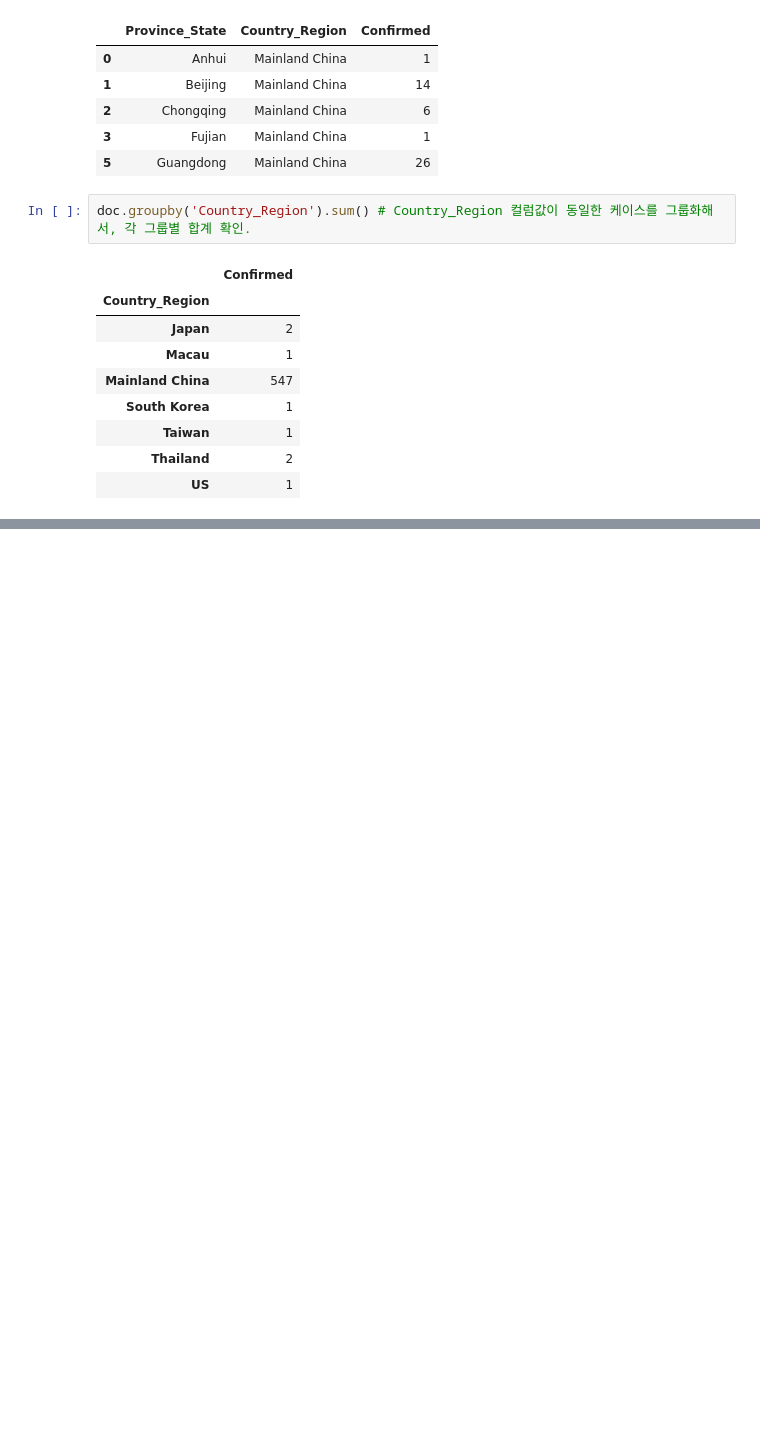
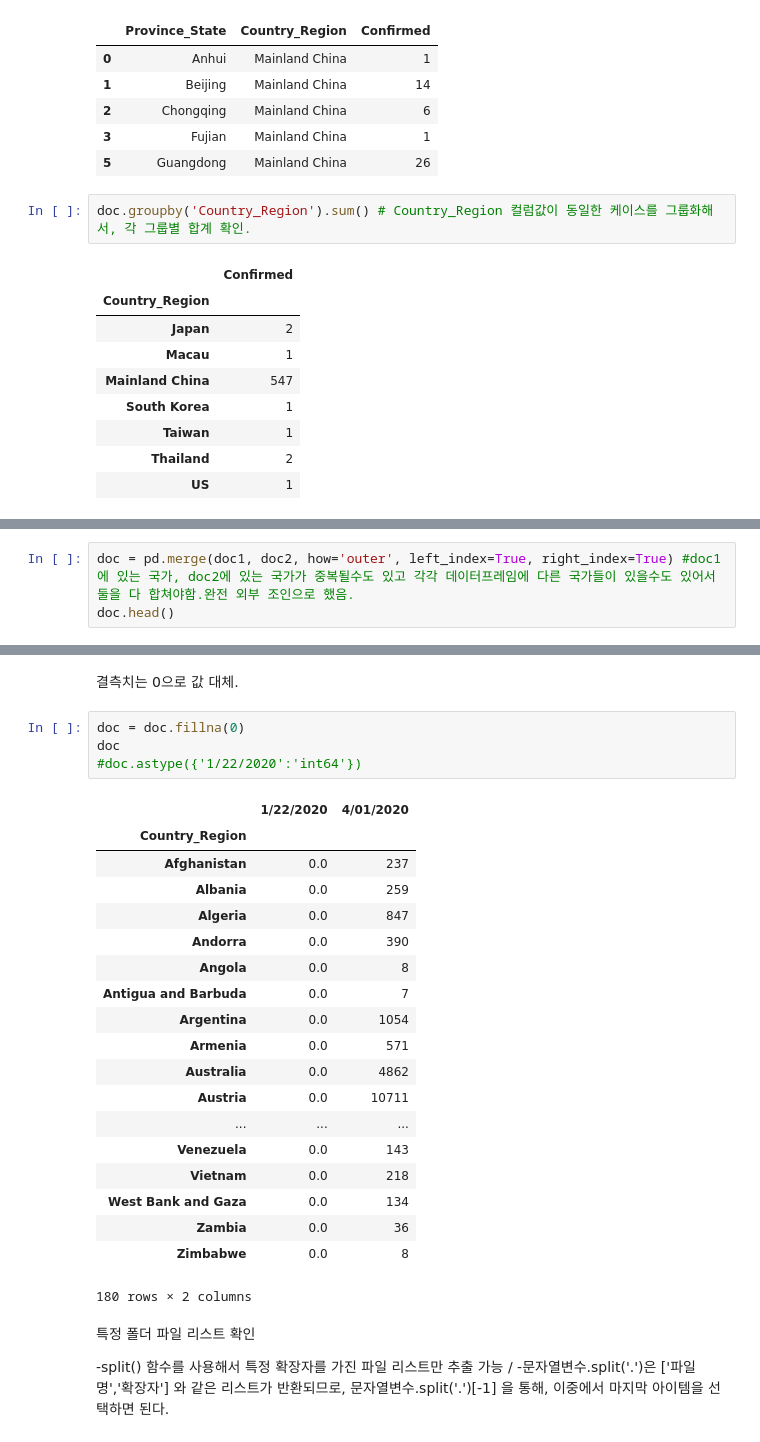
Before and after one commit to joyy-frontend/COVID19-Python-Project, a Jupyter notebook: Pandas_real_data_processing.ipynb, the cells around one changed output, grey strips where cells are left out. Cells and saved outputs as stored; diff of their text form; blank space fills up the shorter version.

```diff
--- a/Pandas_real_data_processing.ipynb
+++ b/Pandas_real_data_processing.ipynb
@@ -254,0 +316,3 @@ doc.groupby('Country_Region').sum() # Country_Region 컬럼값이 동일한 케
+# %%
+doc = pd.merge(doc1, doc2, how='outer', left_index=True, right_index=True) #doc1에 있는 국가, doc2에 있는 국가가 중복될수도 있고 각각 데이터프레임에 다른 국가들이 있을수도 있어서 둘을 다 합쳐야함.완전 외부 조인으로 했음.
+doc.head()
@@ -254,0 +327,31 @@ doc.groupby('Country_Region').sum() # Country_Region 컬럼값이 동일한 케
+# %% [markdown]
+결측치는 0으로 값 대체.
+# %%
+doc = doc.fillna(0)
+doc
+#doc.astype({'1/22/2020':'int64'})
+# %% [output]
+|  | 1/22/2020 | 4/01/2020 |
+| Country_Region |  |  |
+| Afghanistan | 0.0 | 237 |
+| Albania | 0.0 | 259 |
+| Algeria | 0.0 | 847 |
+| Andorra | 0.0 | 390 |
+| Angola | 0.0 | 8 |
+| Antigua and Barbuda | 0.0 | 7 |
+| Argentina | 0.0 | 1054 |
+| Armenia | 0.0 | 571 |
+| Australia | 0.0 | 4862 |
+| Austria | 0.0 | 10711 |
+| ... | ... | ... |
+| Venezuela | 0.0 | 143 |
+| Vietnam | 0.0 | 218 |
+| West Bank and Gaza | 0.0 | 134 |
+| Zambia | 0.0 | 36 |
+| Zimbabwe | 0.0 | 8 |
+180 rows × 2 columns
+# %% [markdown]
+특정 폴더 파일 리스트 확인
+
+-split() 함수를 사용해서 특정 확장자를 가진 파일 리스트만 추출 가능 /
+-문자열변수.split('.')은 ['파일명','확장자'] 와 같은 리스트가 반환되므로, 문자열변수.split('.')[-1] 을 통해, 이중에서 마지막 아이템을 선택하면 된다.
```
Also changed, not shown: parts of 17 cells of this notebook.
